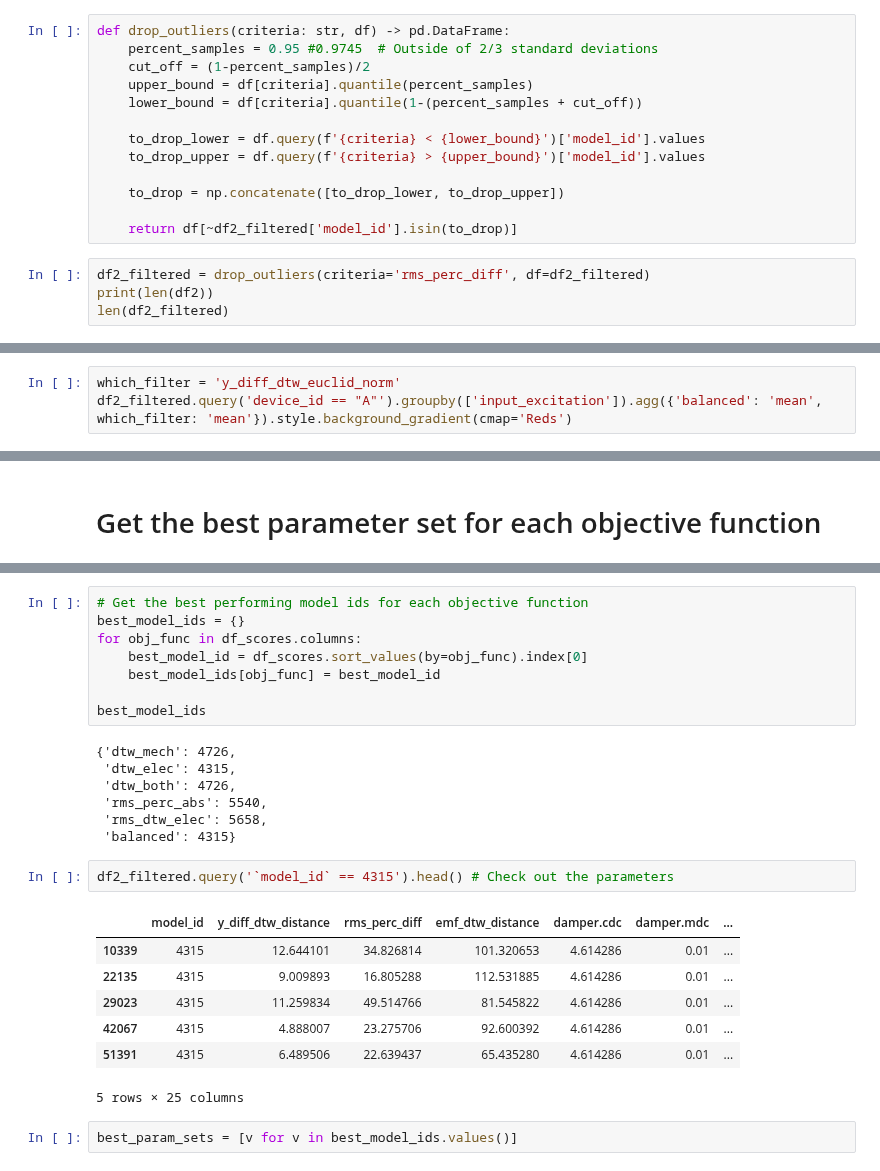
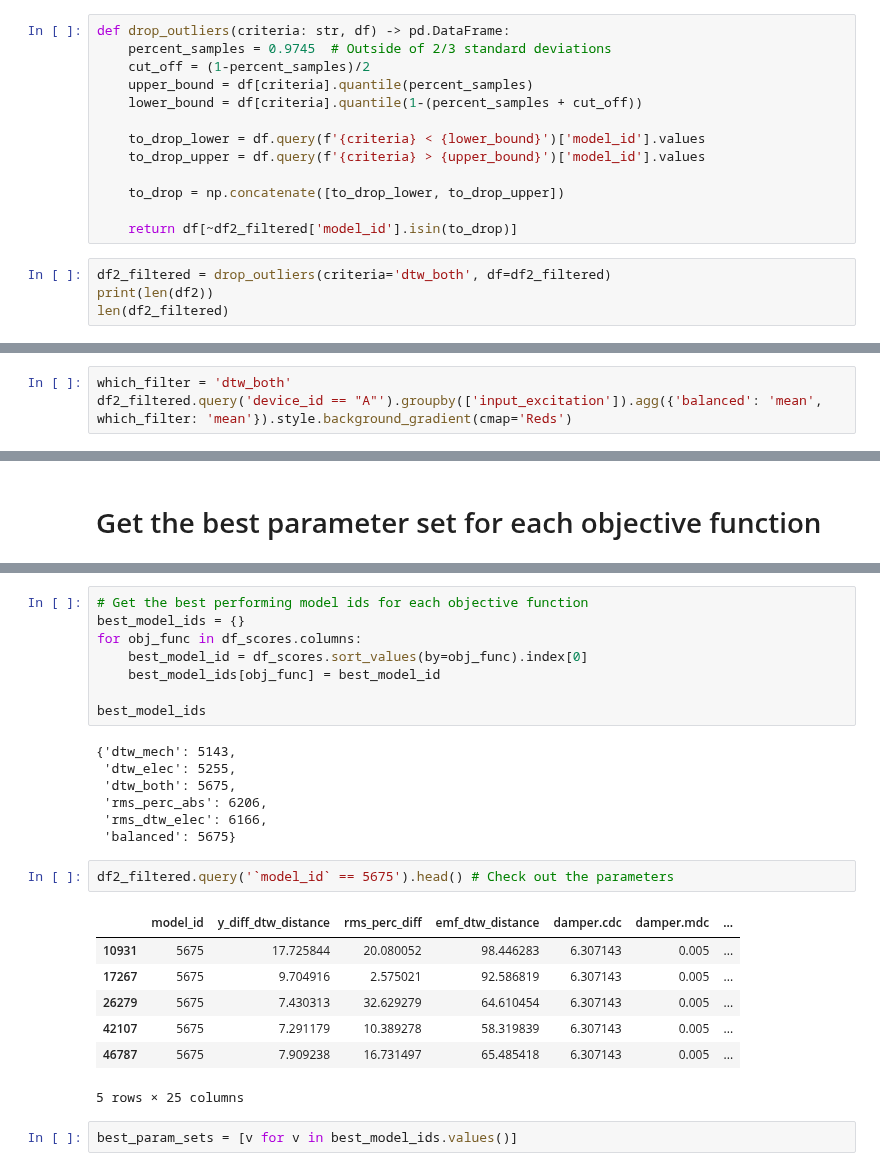
Before and after one commit to mnicstruwig/FlexibleFluxSimulator, a Jupyter notebook: experiments/2020-05-22-Analyze-Grid-Results.ipynb, the cells around one changed output, grey strips where cells are left out. Drawn from its saved outputs; the diff is of its cells as text.

```diff
--- a/experiments/2020-05-22-Analyze-Grid-Results.ipynb
+++ b/experiments/2020-05-22-Analyze-Grid-Results.ipynb
@@ -111,7 +114,7 @@ Anything more than 3 standard deviations out we consider outliers, and remove fr
 We don't want to skew our results using severe outliers that can sometimes occur due to buggy simulations with particularly bad parameters.
 # %%
 def drop_outliers(criteria: str, df) -> pd.DataFrame:
-    percent_samples = 0.95 #0.9745  # Outside of 2/3 standard deviations
+    percent_samples = 0.9745  # Outside of 2/3 standard deviations
     cut_off = (1-percent_samples)/2
     upper_bound = df[criteria].quantile(percent_samples)
     lower_bound = df[criteria].quantile(1-(percent_samples + cut_off))
@@ -123,7 +126,7 @@ def drop_outliers(criteria: str, df) -> pd.DataFrame:
 
     return df[~df2_filtered['model_id'].isin(to_drop)]
 # %%
-df2_filtered = drop_outliers(criteria='rms_perc_diff', df=df2_filtered)
+df2_filtered = drop_outliers(criteria='dtw_both', df=df2_filtered)
 print(len(df2))
 len(df2_filtered)
 # %% [output]
@@ -140,6 +143,6 @@ Certain input excitations cause all model parameters to simulate poorly.
 
 This is a bit of a luck of the draw, and has to do with how the base plate was held during experimentation. We remove these since they're "bad" tests that do not represent the actual behaviour in practice.
 # %%
-which_filter = 'y_diff_dtw_euclid_norm'
+which_filter = 'dtw_both'
 df2_filtered.query('device_id == "A"').groupby(['input_excitation']).agg({'balanced': 'mean', which_filter: 'mean'}).style.background_gradient(cmap='Reds')
 # %% [output]
@@ -218,21 +221,21 @@ for obj_func in df_scores.columns:
 
 best_model_ids
 # %% [output]
-{'dtw_mech': 4726,
- 'dtw_elec': 4315,
- 'dtw_both': 4726,
- 'rms_perc_abs': 5540,
- 'rms_dtw_elec': 5658,
- 'balanced': 4315}
+{'dtw_mech': 5143,
+ 'dtw_elec': 5255,
+ 'dtw_both': 5675,
+ 'rms_perc_abs': 6206,
+ 'rms_dtw_elec': 6166,
+ 'balanced': 5675}
 # %%
-df2_filtered.query('`model_id` == 4315').head() # Check out the parameters
+df2_filtered.query('`model_id` == 5675').head() # Check out the parameters
 # %% [output]
 |  | model_id | y_diff_dtw_distance | rms_perc_diff | emf_dtw_distance | damper.cdc | damper.mdc | ... |
-| 10339 | 4315 | 12.644101 | 34.826814 | 101.320653 | 4.614286 | 0.01 | ... |
-| 22135 | 4315 | 9.009893 | 16.805288 | 112.531885 | 4.614286 | 0.01 | ... |
-| 29023 | 4315 | 11.259834 | 49.514766 | 81.545822 | 4.614286 | 0.01 | ... |
-| 42067 | 4315 | 4.888007 | 23.275706 | 92.600392 | 4.614286 | 0.01 | ... |
-| 51391 | 4315 | 6.489506 | 22.639437 | 65.435280 | 4.614286 | 0.01 | ... |
+| 10931 | 5675 | 17.725844 | 20.080052 | 98.446283 | 6.307143 | 0.005 | ... |
+| 17267 | 5675 | 9.704916 | 2.575021 | 92.586819 | 6.307143 | 0.005 | ... |
+| 26279 | 5675 | 7.430313 | 32.629279 | 64.610454 | 6.307143 | 0.005 | ... |
+| 42107 | 5675 | 7.291179 | 10.389278 | 58.319839 | 6.307143 | 0.005 | ... |
+| 46787 | 5675 | 7.909238 | 16.731497 | 65.485418 | 6.307143 | 0.005 | ... |
 5 rows × 25 columns
 # %%
 best_param_sets = [v for v in best_model_ids.values()]
```
Also changed, not shown: parts of 14 cells of this notebook, 1 other file.
